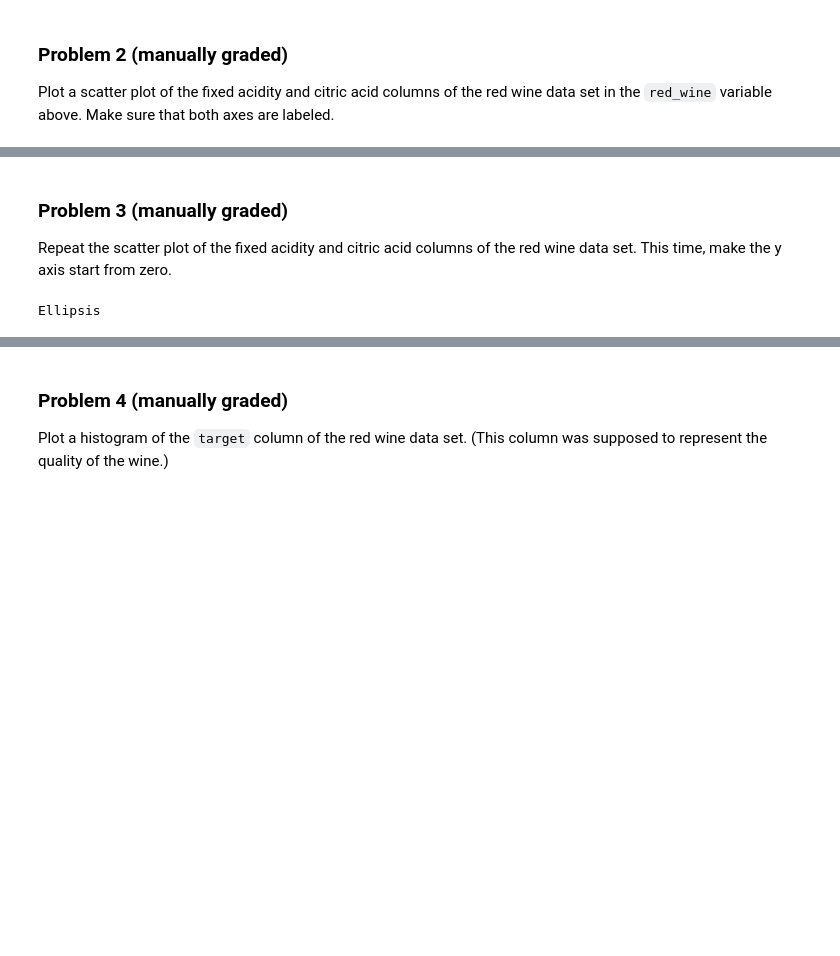
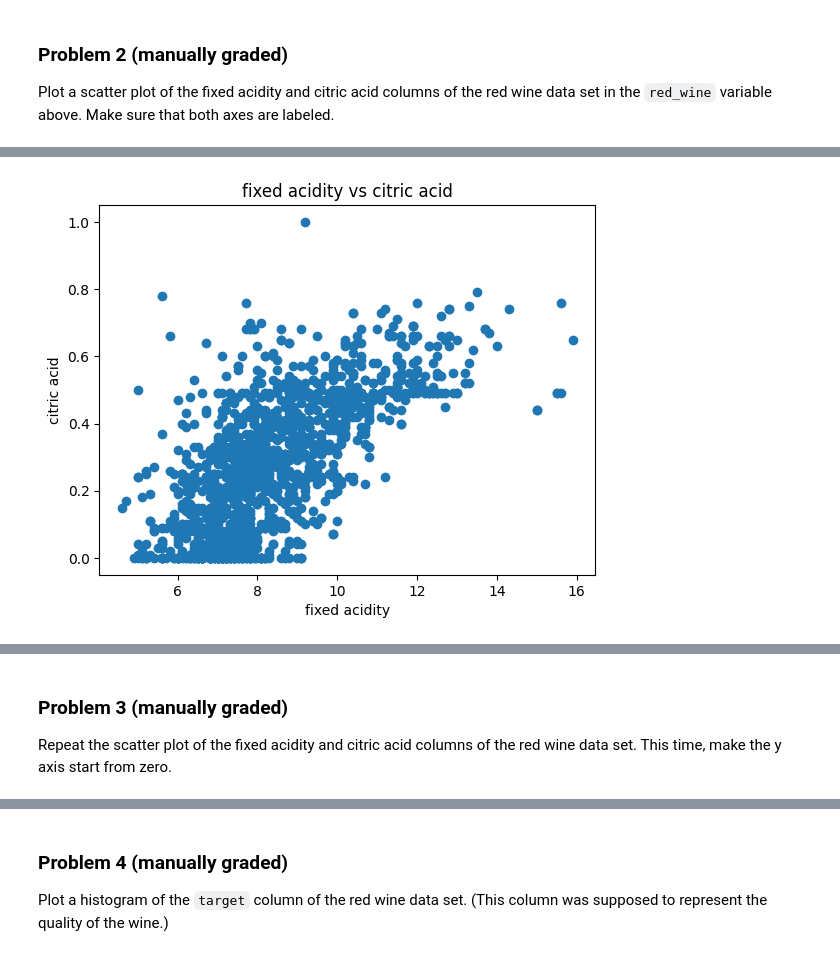
Before and after one commit to tware5-star/dx602-homework-10, a Jupyter notebook: homework.ipynb, the cells around one changed output, grey strips where cells are left out. Cells and saved outputs as stored; diff of their text form; code cells hidden in the pictures; blank space fills up the shorter version.

```diff
--- a/homework.ipynb
+++ b/homework.ipynb
@@ -70,3 +69,12 @@ Ellipsis
+# %%
+# YOUR CHANGES HERE
+
+plt.scatter(red_wine["fixed acidity"], red_wine["citric acid"])
+plt.title("fixed acidity vs citric acid")
+plt.xlabel('fixed acidity')
+plt.ylabel('citric acid');
+# %% [output]
+[figure, added]
 # %% [markdown]
 <div style="page-break-after: always;"></div>
 # %% [markdown]
@@ -74,9 +82,3 @@ Ellipsis
 
 Repeat the scatter plot of the fixed acidity and citric acid columns of the red wine data set.
 This time, make the y axis start from zero.
-# %%
-# YOUR CHANGES HERE
-
-...
-# %% [output]
-Ellipsis
```
Also changed, not shown: parts of 18 cells of this notebook.
